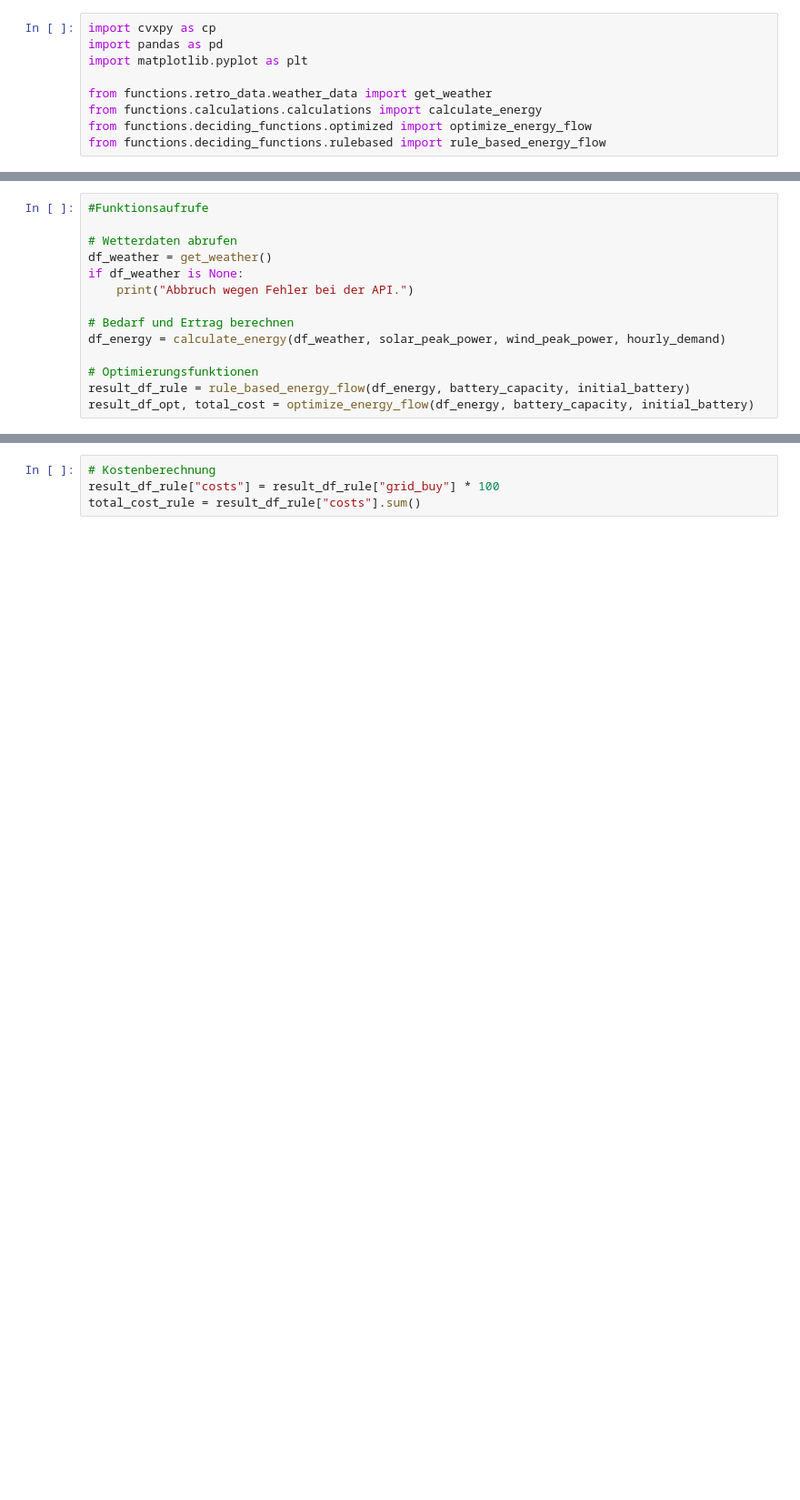
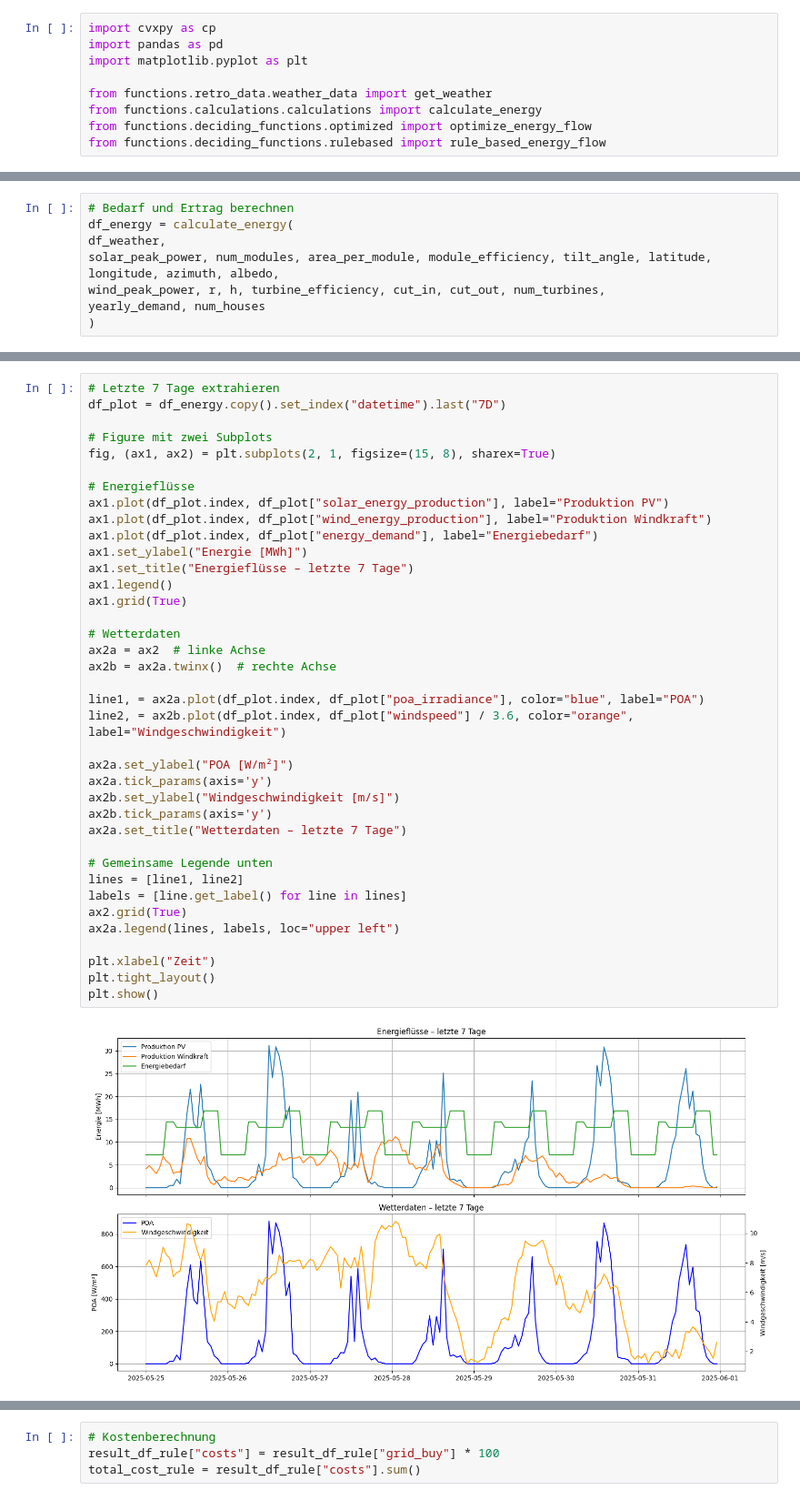
Before and after one commit to jgoeltsch/Forschungsseminar, a Jupyter notebook: ML_based_EMS.ipynb, the cells around one changed output, grey strips where cells are left out. Shown: that part at 91% size. Drawn from its saved outputs; the diff is of its cells as text; blank space fills up the shorter version.

```diff
--- a/ML_based_EMS.ipynb
+++ b/ML_based_EMS.ipynb
@@ -17,14 +51,8 @@ initial_battery = 6.0  # MWh
 # %%
-#Funktionsaufrufe
-
-# Wetterdaten abrufen
-df_weather = get_weather()
-if df_weather is None:
-    print("Abbruch wegen Fehler bei der API.")
-
 # Bedarf und Ertrag berechnen
-df_energy = calculate_energy(df_weather, solar_peak_power, wind_peak_power, hourly_demand)
-
-# Optimierungsfunktionen
-result_df_rule = rule_based_energy_flow(df_energy, battery_capacity, initial_battery)
-result_df_opt, total_cost = optimize_energy_flow(df_energy, battery_capacity, initial_battery)
+df_energy = calculate_energy(
+df_weather,
+solar_peak_power, num_modules, area_per_module, module_efficiency, tilt_angle, latitude, longitude, azimuth, albedo,
+wind_peak_power, r, h, turbine_efficiency, cut_in, cut_out, num_turbines,
+yearly_demand, num_houses
+)
@@ -32,0 +61,40 @@ RuntimeError: Solver für MIP nicht installiert.
+# %%
+# Letzte 7 Tage extrahieren
+df_plot = df_energy.copy().set_index("datetime").last("7D")
+
+# Figure mit zwei Subplots
+fig, (ax1, ax2) = plt.subplots(2, 1, figsize=(15, 8), sharex=True)
+
+# Energieflüsse
+ax1.plot(df_plot.index, df_plot["solar_energy_production"], label="Produktion PV")
+ax1.plot(df_plot.index, df_plot["wind_energy_production"], label="Produktion Windkraft")
+ax1.plot(df_plot.index, df_plot["energy_demand"], label="Energiebedarf")
+ax1.set_ylabel("Energie [MWh]")
+ax1.set_title("Energieflüsse – letzte 7 Tage")
+ax1.legend()
+ax1.grid(True)
+
+# Wetterdaten
+ax2a = ax2  # linke Achse
+ax2b = ax2a.twinx()  # rechte Achse
+
+line1, = ax2a.plot(df_plot.index, df_plot["poa_irradiance"], color="blue", label="POA")
+line2, = ax2b.plot(df_plot.index, df_plot["windspeed"] / 3.6, color="orange", label="Windgeschwindigkeit")
+
+ax2a.set_ylabel("POA [W/m²]")
+ax2a.tick_params(axis='y')
+ax2b.set_ylabel("Windgeschwindigkeit [m/s]")
+ax2b.tick_params(axis='y')
+ax2a.set_title("Wetterdaten – letzte 7 Tage")
+
+# Gemeinsame Legende unten
+lines = [line1, line2]
+labels = [line.get_label() for line in lines]
+ax2.grid(True)
+ax2a.legend(lines, labels, loc="upper left")
+
+plt.xlabel("Zeit")
+plt.tight_layout()
+plt.show()
+# %% [output]
+[figure, added]
```
Also changed, not shown: parts of 16 cells of this notebook, 4 other files.
